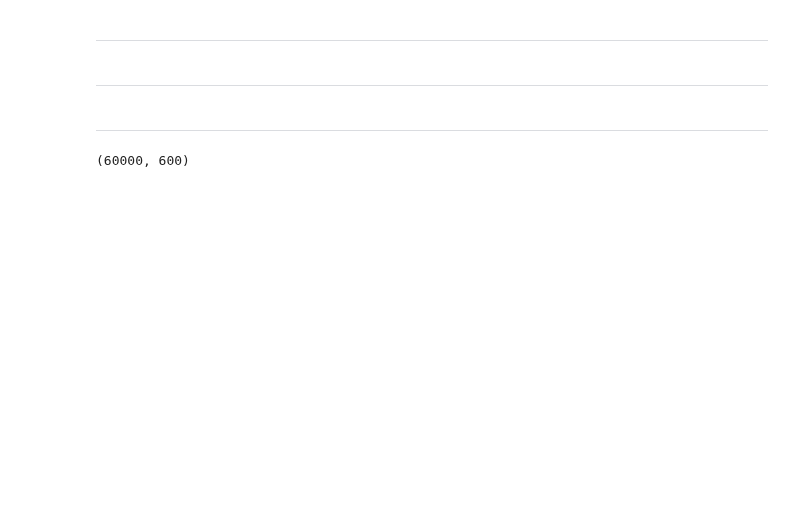
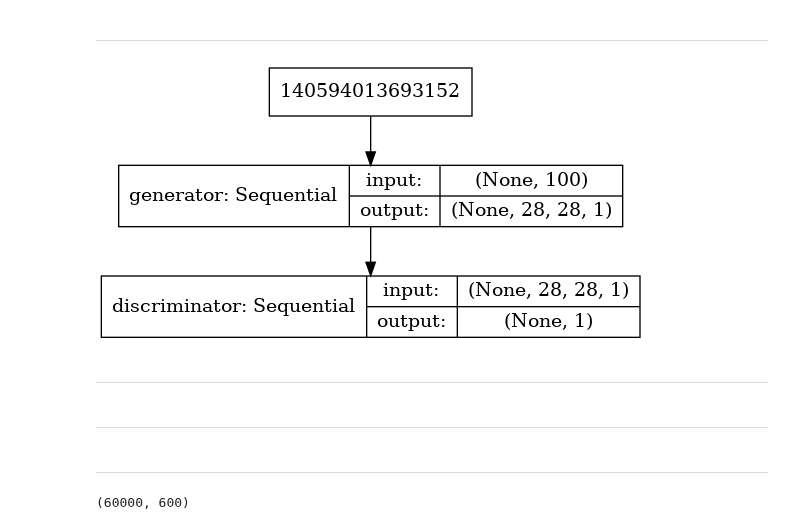
Before and after one commit to mechanoid5/ml_lectorium_legacy, a Jupyter notebook: examples/23-gan/01-gan-mnist.ipynb, the cells around one changed output. Drawn from its saved outputs; the diff is of its cells as text; code cells hidden in the pictures; blank space fills up the shorter version.

```diff
--- a/examples/23-gan/01-gan-mnist.ipynb
+++ b/examples/23-gan/01-gan-mnist.ipynb
@@ -103,6 +115,16 @@ def discriminator_model():
 # %% [markdown]
 ---
 # %%
-generator = generator_model()
-plot_model(generator,to_file='result/model-generator.png',show_shapes=True, show_layer_names=True)
-# IPython.display.Image('result/model-generator.png')
+discriminator_on_generator = Sequential()
+discriminator_on_generator.add(generator)
+discriminator.trainable = False
+discriminator_on_generator.add(discriminator)
+
+plot_model( discriminator_on_generator,
+            to_file='result/model-discriminator_on_generator.png',
+            show_shapes=True,
+            show_layer_names=True )
+
+IPython.display.Image('result/model-discriminator_on_generator.png')
+# %% [output]
+[figure, added]
@@ -124,3 +131,5 @@ plot_model( discriminator_on_generator,
+# %% [markdown]
+---
 # %%
 generator.compile(loss='binary_crossentropy', optimizer="SGD")
 
```
Also changed, not shown: parts of 22 cells of this notebook, 1 other file.
